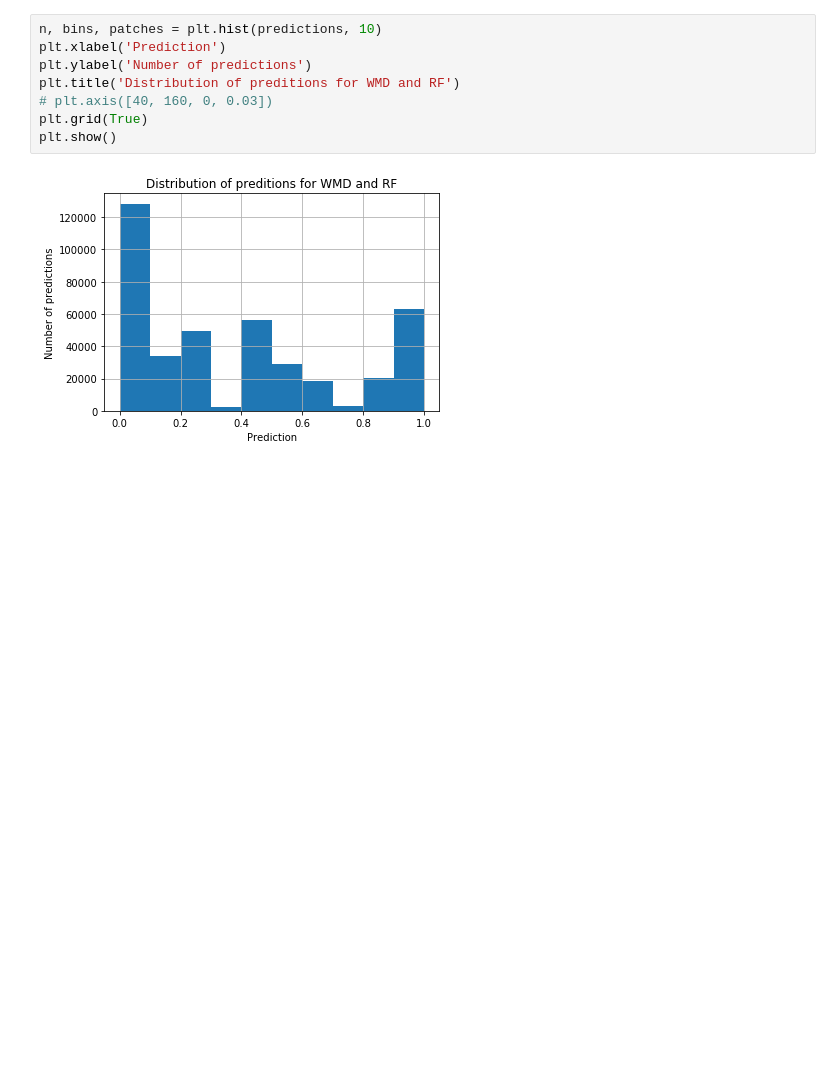
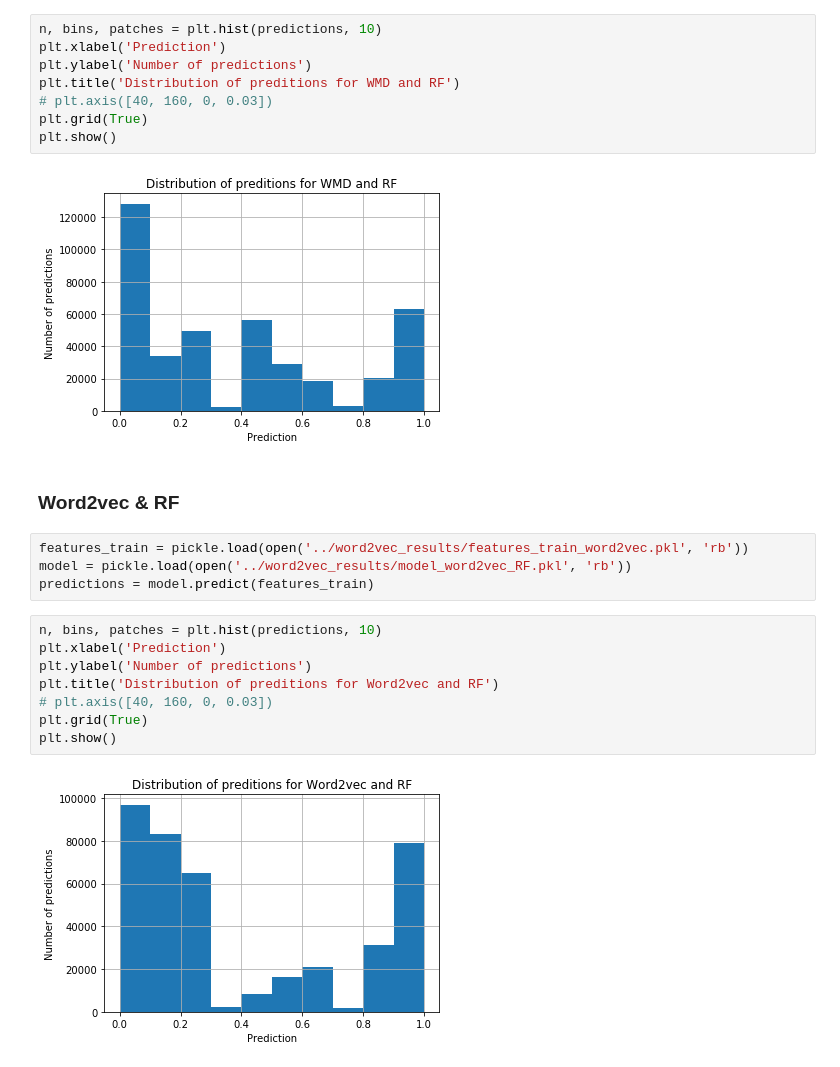
Before and after one commit to sasha-liutova/Quora_Questions_Duplicates, a Jupyter notebook: analysis_ntbs/distribution_analysis.ipynb, the cells around one changed output. Saved outputs shown, nothing was run; the diff lists cells and outputs as text; blank space fills up the shorter version.

Commit message:
word2vec

```diff
--- a/analysis_ntbs/distribution_analysis.ipynb
+++ b/analysis_ntbs/distribution_analysis.ipynb
@@ -36,3 +36,19 @@ plt.grid(True)
 plt.show()
 # %% [output]
 [figure]
+# %% [markdown]
+### Word2vec & RF
+# %%
+features_train = pickle.load(open('../word2vec_results/features_train_word2vec.pkl', 'rb'))
+model = pickle.load(open('../word2vec_results/model_word2vec_RF.pkl', 'rb'))
+predictions = model.predict(features_train)
+# %%
+n, bins, patches = plt.hist(predictions, 10)
+plt.xlabel('Prediction')
+plt.ylabel('Number of predictions')
+plt.title('Distribution of preditions for Word2vec and RF')
+# plt.axis([40, 160, 0, 0.03])
+plt.grid(True)
+plt.show()
+# %% [output]
+[figure, added]
```
Also changed, not shown: 4 other files.
